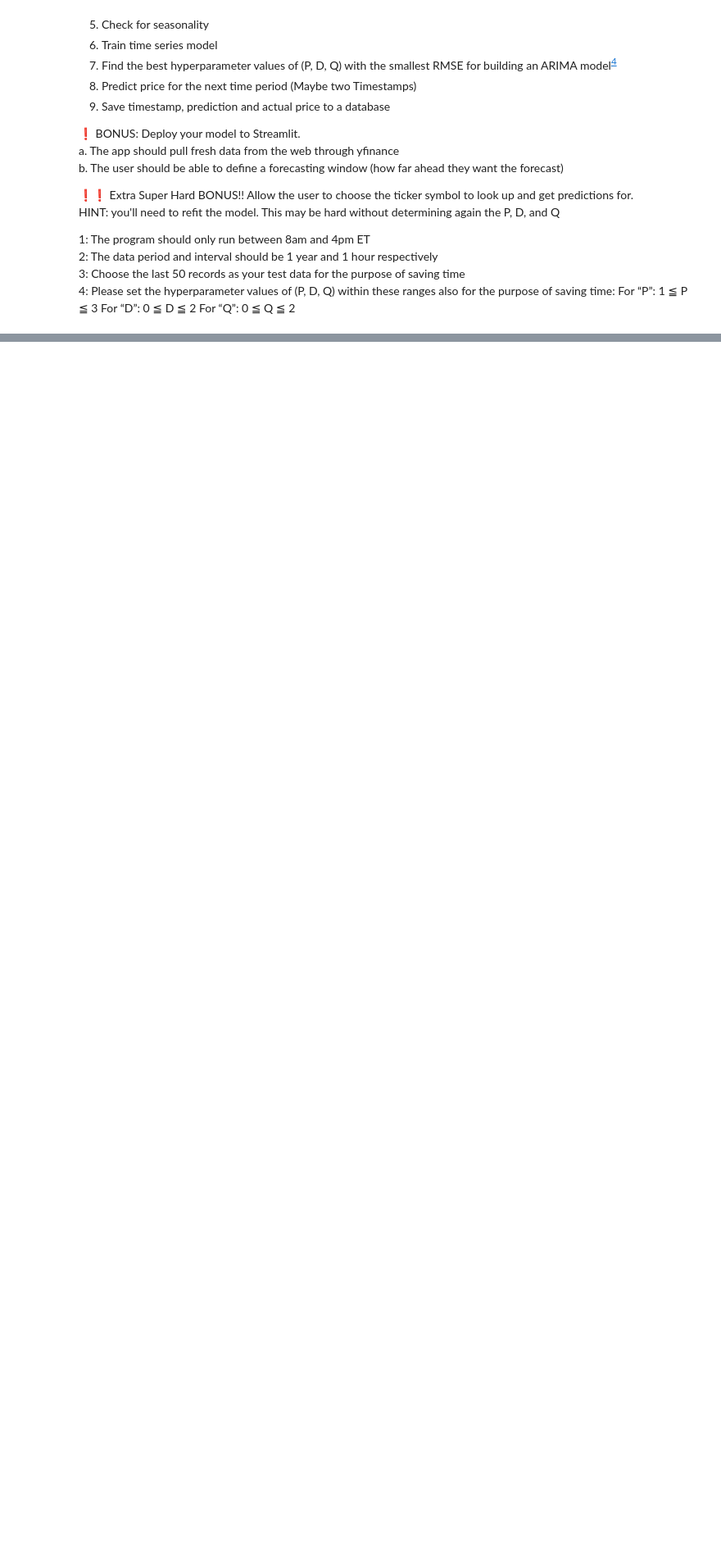
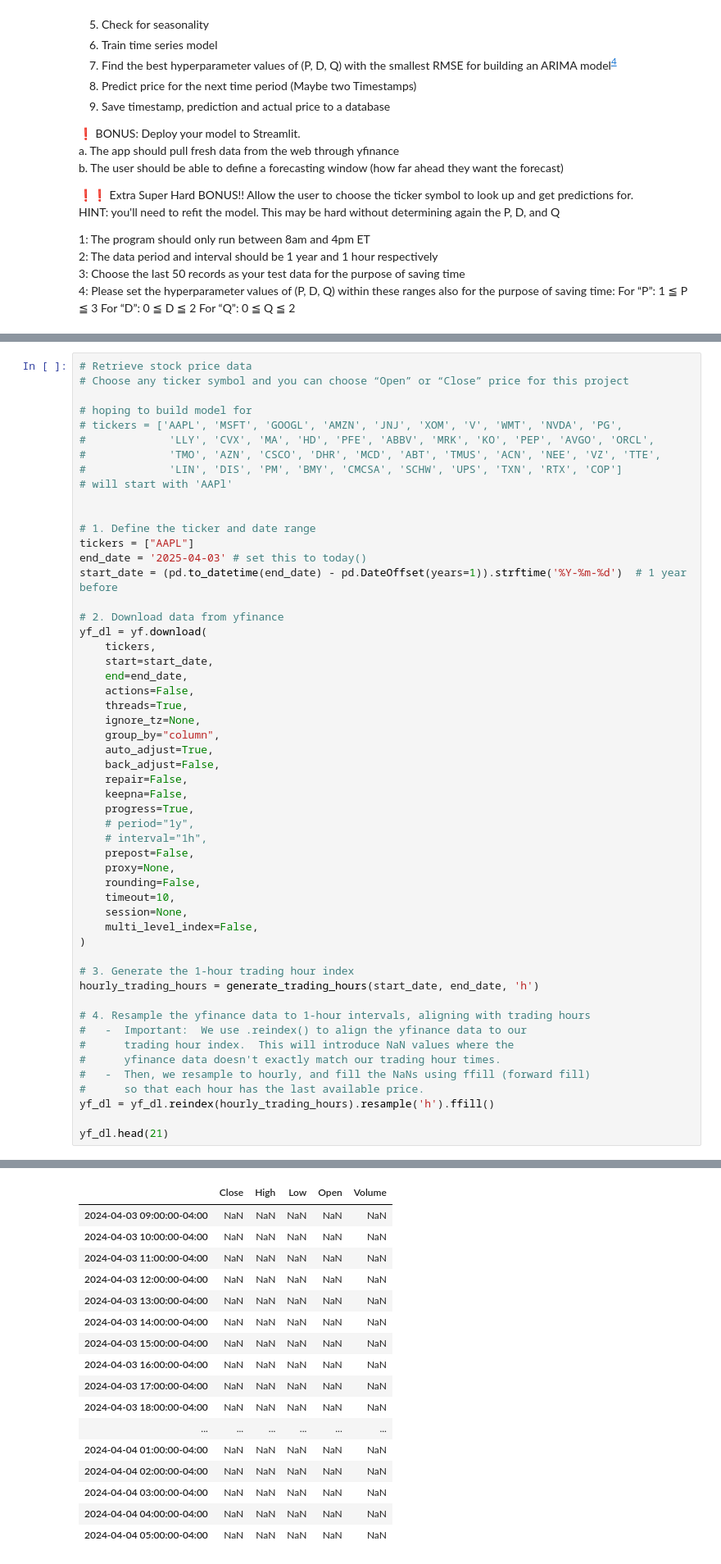
Before and after one commit to bkusuma/time-series-project, a Jupyter notebook: time-series-project.ipynb, the cells around one changed output, grey strips where cells are left out. Shown at 82% size. Cells and saved outputs as stored; diff of their text form; blank space fills up the shorter version.

```diff
--- a/time-series-project.ipynb
+++ b/time-series-project.ipynb
@@ -346,0 +350,54 @@ decomposition
+# %%
+# Retrieve stock price data
+# Choose any ticker symbol and you can choose “Open” or “Close” price for this project
+
+# hoping to build model for
+# tickers = ['AAPL', 'MSFT', 'GOOGL', 'AMZN', 'JNJ', 'XOM', 'V', 'WMT', 'NVDA', 'PG',
+#             'LLY', 'CVX', 'MA', 'HD', 'PFE', 'ABBV', 'MRK', 'KO', 'PEP', 'AVGO', 'ORCL',
+#             'TMO', 'AZN', 'CSCO', 'DHR', 'MCD', 'ABT', 'TMUS', 'ACN', 'NEE', 'VZ', 'TTE',
+#             'LIN', 'DIS', 'PM', 'BMY', 'CMCSA', 'SCHW', 'UPS', 'TXN', 'RTX', 'COP']
+# will start with 'AAPl'
+
+
+# 1. Define the ticker and date range
+tickers = ["AAPL"]
+end_date = '2025-04-03' # set this to today()
+start_date = (pd.to_datetime(end_date) - pd.DateOffset(years=1)).strftime('%Y-%m-%d')  # 1 year before
+
+# 2. Download data from yfinance
+yf_dl = yf.download(
+    tickers,
+    start=start_date,
+    end=end_date,
+    actions=False,
+    threads=True,
+    ignore_tz=None,
+    group_by="column",
+    auto_adjust=True,
+    back_adjust=False,
+    repair=False,
+    keepna=False,
+    progress=True,
+    # period="1y",
+    # interval="1h",
+    prepost=False,
+    proxy=None,
+    rounding=False,
+    timeout=10,
+    session=None,
+    multi_level_index=False,
+)
+
+# 3. Generate the 1-hour trading hour index
+hourly_trading_hours = generate_trading_hours(start_date, end_date, 'h')
+
+# 4. Resample the yfinance data to 1-hour intervals, aligning with trading hours
+#   -  Important:  We use .reindex() to align the yfinance data to our
+#      trading hour index.  This will introduce NaN values where the
+#      yfinance data doesn't exactly match our trading hour times.
+#   -  Then, we resample to hourly, and fill the NaNs using ffill (forward fill)
+#      so that each hour has the last available price.
+yf_dl = yf_dl.reindex(hourly_trading_hours).resample('h').ffill()
+
+yf_dl.head(21)
+# %% [output]
@@ -346,0 +405,17 @@ decomposition
+|  | Close | High | Low | Open | Volume |
+| 2024-04-03 09:00:00-04:00 | NaN | NaN | NaN | NaN | NaN |
+| 2024-04-03 10:00:00-04:00 | NaN | NaN | NaN | NaN | NaN |
+| 2024-04-03 11:00:00-04:00 | NaN | NaN | NaN | NaN | NaN |
+| 2024-04-03 12:00:00-04:00 | NaN | NaN | NaN | NaN | NaN |
+| 2024-04-03 13:00:00-04:00 | NaN | NaN | NaN | NaN | NaN |
+| 2024-04-03 14:00:00-04:00 | NaN | NaN | NaN | NaN | NaN |
+| 2024-04-03 15:00:00-04:00 | NaN | NaN | NaN | NaN | NaN |
+| 2024-04-03 16:00:00-04:00 | NaN | NaN | NaN | NaN | NaN |
+| 2024-04-03 17:00:00-04:00 | NaN | NaN | NaN | NaN | NaN |
+| 2024-04-03 18:00:00-04:00 | NaN | NaN | NaN | NaN | NaN |
+| ... | ... | ... | ... | ... | ... |
+| 2024-04-04 01:00:00-04:00 | NaN | NaN | NaN | NaN | NaN |
+| 2024-04-04 02:00:00-04:00 | NaN | NaN | NaN | NaN | NaN |
+| 2024-04-04 03:00:00-04:00 | NaN | NaN | NaN | NaN | NaN |
+| 2024-04-04 04:00:00-04:00 | NaN | NaN | NaN | NaN | NaN |
+| 2024-04-04 05:00:00-04:00 | NaN | NaN | NaN | NaN | NaN |
```
Also changed, not shown: parts of 39 cells of this notebook.
